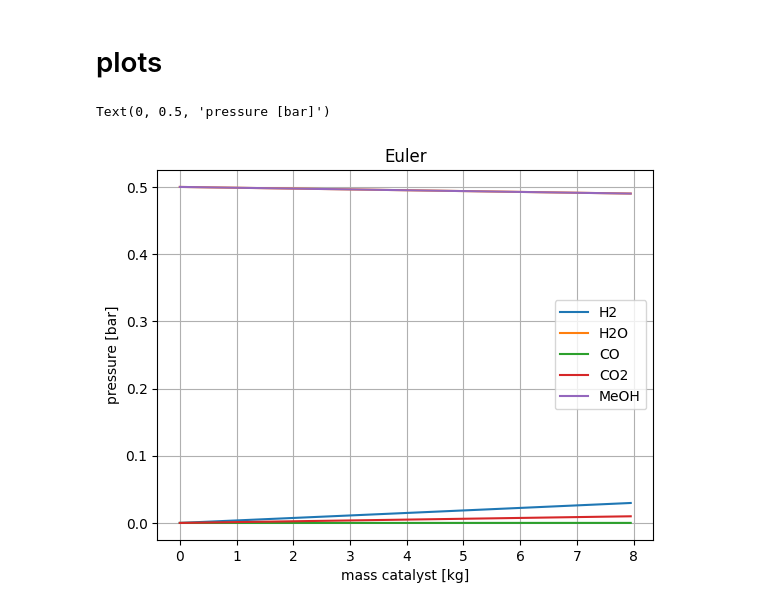
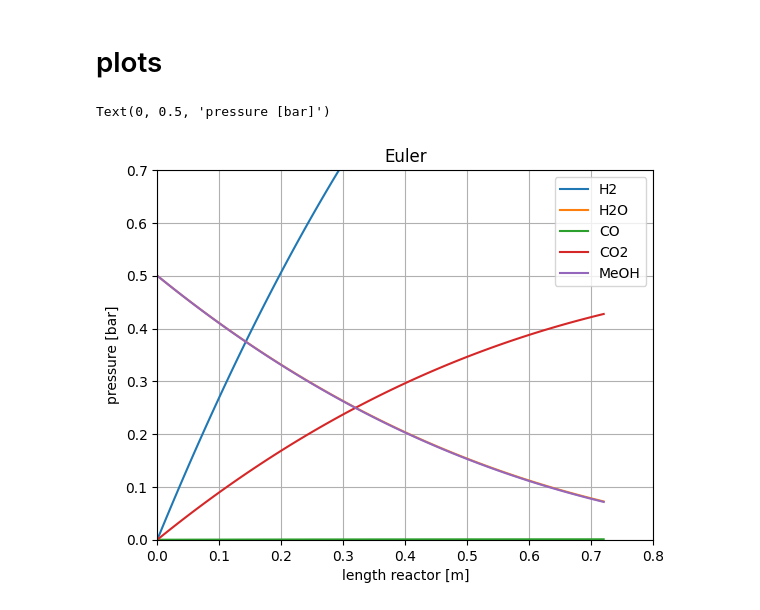
Before and after one commit to DanielGreiner/Masterarbeit, a Jupyter notebook: Model_reactor_1D_steady_state_isothermal.ipynb, the cells around one changed output. Cells and saved outputs as stored; diff of their text form; code cells hidden in the pictures.

```diff
--- a/Model_reactor_1D_steady_state_isothermal.ipynb
+++ b/Model_reactor_1D_steady_state_isothermal.ipynb
@@ -36,15 +43,16 @@ H_2 & H_2O & CO & CO_2 & CH_3OH \\
 Define all reactor specific constants and calculate size of finite differential for numerical integration
 '''
 
-T = 273 + 140 # reactor temperature [K]
+T = 273 + 150 # reactor temperature [K]
 
 L_R = 0.720               # reactor length [m]
 d_R = 0.133               # reactor diameter [m]
 r_R = d_R/2               # reactor radius [m]
-A_R = np.pi*np.power(r_R, 2, dtype=float)            # reactor crossectional area [a.u.]
+A_R = np.pi*np.power(r_R, 2, dtype=float)                 # reactor crossectional area [a.u.]
 V_R = A_R*L_R             # reactor volume [m^3]
 m_cat = 7950 / 1000       # catalyst mass [kg]
-dens_cat = 3.28426        # catalyst density [g cm^-3]
+dens_cat_part = 3.28426/np.power(10, 3, dtype=float)      # catalyst particle density [kg m^-3]
+dens_cat = m_cat/V_R      # catalyst density [kg m^-3]
 p_in = 1                  # inlet pressure [bar]
 n_Flow_total = 8.36812    # inlet molecular flowrate [mol h^-1]
 x_MeOH_in = 0.5           # inlet molefraction methanol
@@ -53,8 +61,8 @@ n_Flow_in_MeOH = x_MeOH_in * n_Flow_total         # inlet molecular flowrate met
 n_Flow_in_H2O = x_H2O_in * n_Flow_total           # inlet molecular flowrate water [mol h^-1]
 VFlow = n_Flow_total/p_in                         # volumetric flowrate [a.u.]
 m_cat_0 = 0               # starting mass of catalyst [kg] !! typically 0
-steps = 3              # number of steps in numerical calculation
-dm_cat = (m_cat-m_cat_0)/steps                    # finite differential for numerical integration
+steps = 100              # number of steps in numerical calculation
+dm_cat = (m_cat-m_cat_0)/steps                            # finite differential for numerical integration
 m_cat_span = np.arange(m_cat_0, m_cat + dm_cat, dm_cat)   # range of mass segments for integration and plotting
 R = 8.314                 # universal gas constant [J mol-1 K-1]
 VFlow = n_Flow_total*R*T/(p_in * np.power(10, 5, dtype = float))
@@ -100,19 +108,19 @@ n = 1             # exponent in arrhenius equation
 
 #BiCat
 #MSR
-k0_MSR_S = 4.2*10**(-6)       # k0 for arrhenius[kmol kg-1 h-1]
-EA_MSR_S = 4.978*1000         # activation energy [J mol-1]
-b_MeOH_MSR_S = - 0.428        # rate of reaction exponent for methanol
-b_H2O_MSR_S = - 0.949         # rate of reaction exponent for water
+k0_MSR_S = 8.5*np.power(10, -7, dtype=float)       # k0 for arrhenius[kmol kg^-1 h^-1 Pa^-b]
+EA_MSR_S = 543299             # activation energy [J mol-1]
+b_MeOH_MSR_S = 0.573          # rate of reaction exponent for methanol
+b_H2O_MSR_S = 0.050           # rate of reaction exponent for water
 
 MSR = np.array(
     [k0_MSR_S, EA_MSR_S, b_MeOH_MSR_S, b_H2O_MSR_S]
 )
 
 #MD
-k0_MD_S = 5.5*10**(-8)        # [kmol kg-1 h-1]
-EA_MD_S = 42.137*1000         # [J mol-1]
-b_MeOH_MD_S = 0.114
+k0_MD_S = 1.1*np.power(10, -11, dtype=float)        # [kmol kg^-1 h^-1 Pa^-b]
+EA_MD_S = 132540              # [J mol-1]
+b_MeOH_MD_S = 1.114
 
 MD = np.array (
     [k0_MD_S, EA_MD_S, b_MeOH_MD_S]
@@ -148,7 +156,7 @@ def ReakFun (P, T):
   dP=np.zeros(len(P))
 
   for j in range(5):
-    P[j] = P[j] * R * T / VFlow / 100
+    P[j] = P[j] * R * T * 1000 / VFlow
 
   P_H2 = P[0]
   P_H2O = P[1]
@@ -172,7 +180,6 @@ def ReakFun (P, T):
   dP[3] = (rMSR*ny[0, 3] + rMD*ny[1, 3])
   dP[4] = (rMSR*ny[0, 4] + rMD*ny[1, 4])
   dP[5] = 1
-
   return dP
 # %%
 # @title euler's method
@@ -189,14 +196,11 @@ def EulFun (y, T):
   for i in range(steps):
     y = np.transpose(ytemp[i, :])
     temp = y
-    print ('temp :\n', temp)
-    print ('y :\n', y)
+
     dy = ReakFun(y, T)
-    print ('dy*dm_cat :\n', dy*dm_cat)
-    print ('temp :\n', temp)
-    print ('y :\n', y)
+
     for j in range(5):
-        temp[j] = temp[j] / R / T * VFlow * 100
+        temp[j] = temp[j] / R / T / 1000 * VFlow
     ytemp[i+1, :] = temp + dy*dm_cat
 
 
@@ -300,22 +286,22 @@ y :
 # %%
 # @title full plot
 
 '''
 plots both reactors in the cascade using euler's method and the runge kutta method
 '''
 
 plt.figure(1)
 plt.plot(pEul[:,5], pEul[:,0], label='H2')
 plt.plot(pEul[:,5], pEul[:,1], label='H2O')
 plt.plot(pEul[:,5], pEul[:,2], label='CO')
 plt.plot(pEul[:,5], pEul[:,3], label='CO2')
 plt.plot(pEul[:,5], pEul[:,4], label='MeOH')
 plt.title("Euler")
-#plt.axis((0, 8000, 0, 1))
+plt.axis((0, 0.800, 0, 0.7))
 plt.legend(loc='best')
 plt.grid()
-plt.xlabel("mass catalyst [kg]")
+plt.xlabel("length reactor [m]")
 plt.ylabel ("pressure [bar]")
 # %% [output]
 Text(0, 0.5, 'pressure [bar]')
-[figure, old version]
+[figure, new version]
```
Also changed, not shown: parts of 3 cells of this notebook.
